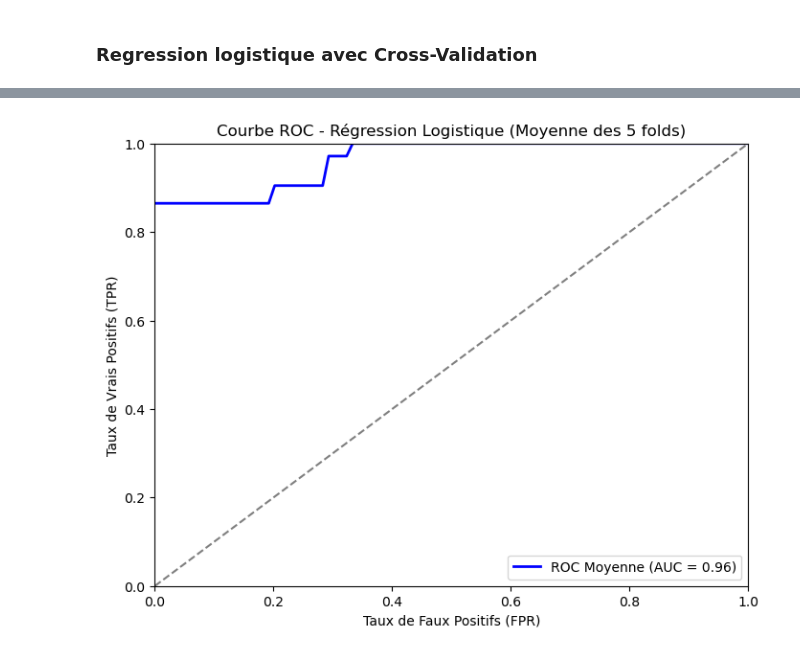
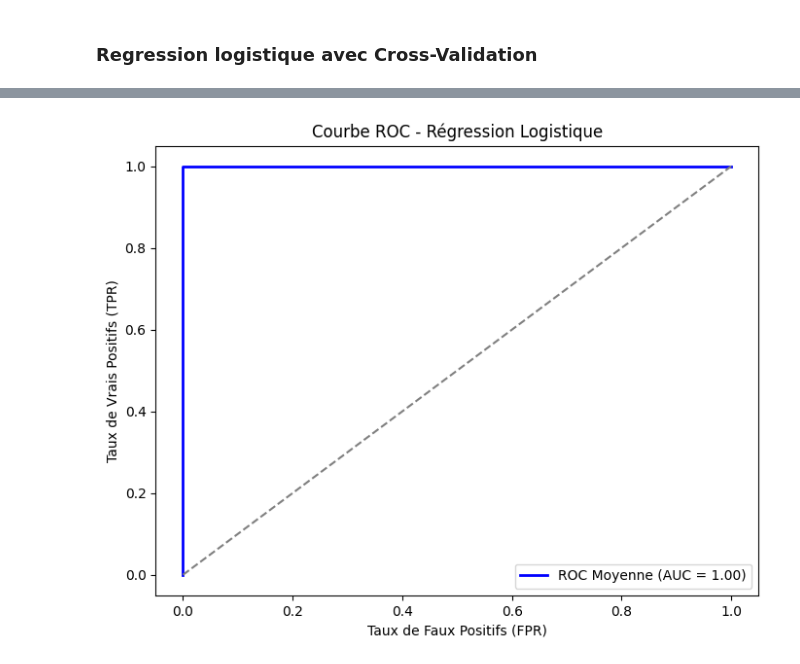
Before and after one commit to marktr11/Cervical-Cancer-Risk-Classification, a Jupyter notebook: Code/logistique_regression.ipynb, the cells around one changed output, grey strips where cells are left out. Cells and saved outputs as stored; diff of their text form; code cells hidden in the pictures.

Commit message:
modify DTree and Logistic

```diff
--- a/Code/logistique_regression.ipynb
+++ b/Code/logistique_regression.ipynb
@@ -40,10 +43,4 @@ from sklearn.metrics import roc_curve, auc
 ### Importation des variables
 # %%
 with open('variables.pkl', 'rb') as f:
-    (fold_indices, df, X_train, X_test, y_train, y_test,
-                 X_train_1, Y_train_1, X_train_2, Y_train_2,
-                 X_train_3, Y_train_3, X_train_4, Y_train_4,
-                 X_train_5, Y_train_5,
-                 X_test_1, Y_test_1, X_test_2, Y_test_2,
-                 X_test_3, Y_test_3, X_test_4, Y_test_4,
-                 X_test_5, Y_test_5, ) = pickle.load(f)
+    (df, X_train, X_test, y_train, y_test,X_train_smote, y_train_smote) = pickle.load(f)
@@ -65,7 +49,7 @@ corrected path: C:\Users\serig\OneDrive - Université Côte d'Azur\2 éme année
 # %%
 # Entraînement du modèle de régression logistique
 model_logreg = LogisticRegression(max_iter=1000, random_state=42)
-model_logreg.fit(X_train, y_train)
+model_logreg.fit(X_train_smote, y_train_smote)
 # %% [output]
 LogisticRegression(max_iter=1000, random_state=42)
 # %% [markdown]
@@ -120,66 +104,33 @@ plt.show()
 # %% [markdown]
 ### Regression logistique avec Cross-Validation
 # %%
-# Chargement des données
-with open('variables.pkl', 'rb') as f:
-    (fold_indices, df, X_train, X_test, y_train, y_test,
-     X_train_1, Y_train_1, X_train_2, Y_train_2,
-     X_train_3, Y_train_3, X_train_4, Y_train_4,
-     X_train_5, Y_train_5,
-     X_test_1, Y_test_1, X_test_2, Y_test_2,
-     X_test_3, Y_test_3, X_test_4, Y_test_4,
-     X_test_5, Y_test_5) = pickle.load(f)
+# Initialisation de la validation croisée
+cv = StratifiedKFold(n_splits=5, shuffle=True, random_state=42)
 
-# Initialisation des listes pour stocker les résultats
-accuracies = []
-mean_fpr = np.linspace(0, 1, 100)
-tprs = []
+# Modèle de régression logistique
+model_logreg = LogisticRegression(max_iter=1000, solver='liblinear', random_state=42)
 
-# Boucle sur les 5 folds
-for i in range(1, 6):
-    print(f"\n Fold {i}/5")
+# Prédictions des probabilités pour chaque fold via cross-validation
+y_prob = cross_val_predict(model_logreg, X_train_smote, y_train_smote, cv=cv, method="predict_proba")[:, 1]
 
-    # Sélection des ensembles d'entraînement et de test
-    X_train_fold = locals()[f'X_train_{i}']
-    y_train_fold = locals()[f'Y_train_{i}']
-    X_test_fold = locals()[f'X_test_{i}']
-    y_test_fold = locals()[f'Y_test_{i}']
+# Calcul de la précision moyenne avec validation croisée
+accuracies = cross_val_score(model_logreg, X_train_smote, y_train_smote, cv=cv, scoring="accuracy")
+mean_accuracy = np.mean(accuracies)
 
-    # Modèle de régression logistique
-    model_logreg = LogisticRegression(max_iter=1000, solver='liblinear', random_state=42)
-    model_logreg.fit(X_train_fold, y_train_fold)
+# Courbe ROC globale
+fpr, tpr, _ = roc_curve(y_train_smote, y_prob)
+roc_auc = auc(fpr, tpr)
 
-    # Prédictions
-    y_pred = model_logreg.predict(X_test_fold)
-    y_prob = model_logreg.predict_proba(X_test_fold)[:, 1]  # Probabilité de la classe positive
+# Affichage des résultats
+print(f"\nPrécision moyenne du modèle : {mean_accuracy:.2f}")
 
-    # Évaluation
-    accuracy = accuracy_score(y_test_fold, y_pred)
-    accuracies.append(accuracy)
-    print(f" Précision : {accuracy:.2f}")
-
-    # Courbe ROC
-    fpr, tpr, _ = roc_curve(y_test_fold, y_prob)
-    interp_tpr = np.interp(mean_fpr, fpr, tpr)
-    tprs.append(interp_tpr)
-
-# Calcul de la moyenne des courbes ROC
-mean_tpr = np.mean(tprs, axis=0)
-mean_auc = auc(mean_fpr, mean_tpr)
-
-# Affichage de la courbe ROC moyenne
+# Tracer la courbe ROC
 plt.figure(figsize=(8, 6))
-plt.plot(mean_fpr, mean_tpr, color='blue', lw=2, label=f'ROC Moyenne (AUC = {mean_auc:.2f})')
-plt.plot([0, 1], [0, 1], color='grey', linestyle='--')  # Diagonale
-plt.xlim([0.0, 1.0])
-plt.ylim([0.0, 1.0])
+plt.plot(fpr, tpr, color='blue', lw=2, label=f'ROC Moyenne (AUC = {roc_auc:.2f})')
+plt.plot([0, 1], [0, 1], color='grey', linestyle='--')  # Diagonale aléatoire
 plt.xlabel('Taux de Faux Positifs (FPR)')
 plt.ylabel('Taux de Vrais Positifs (TPR)')
-plt.title('Courbe ROC - Régression Logistique (Moyenne des 5 folds)')
+plt.title('Courbe ROC - Régression Logistique')
 plt.legend(loc="lower right")
 plt.show()
-
-# Précision moyenne
-mean_accuracy = np.mean(accuracies)
-print(f"\n Précision moyenne du modèle : {mean_accuracy:.2f}")
 # %% [output]
@@ -200 +138 @@ print(f"\n Précision moyenne du modèle : {mean_accuracy:.2f}")
-[figure, old version]
+[figure, new version]
```
Also changed, not shown: parts of 11 cells of this notebook, 1 other file.
